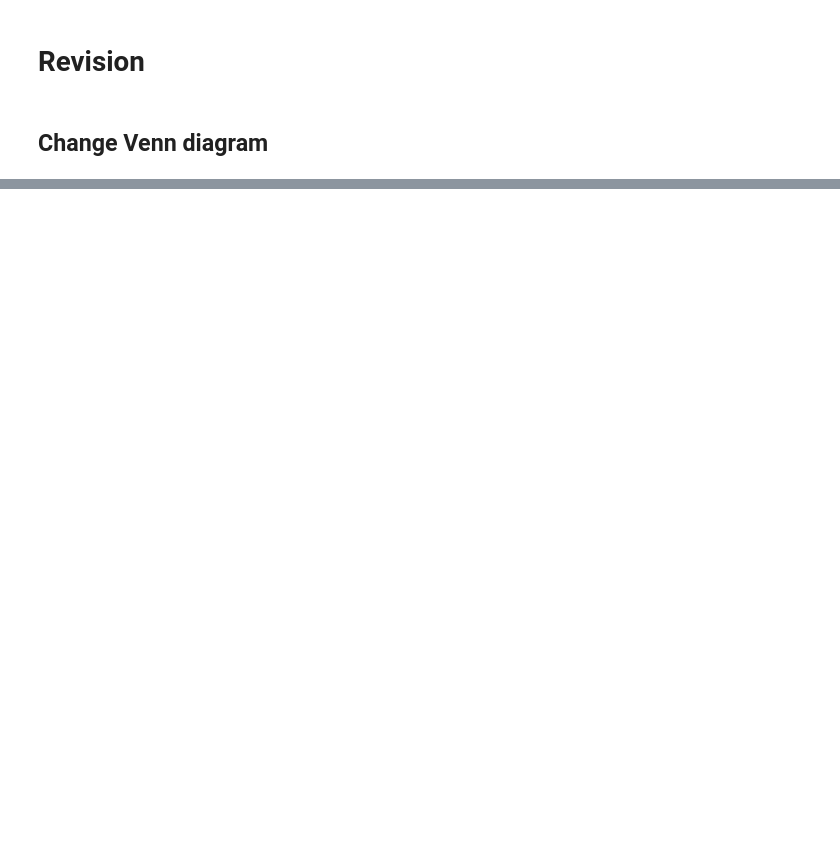
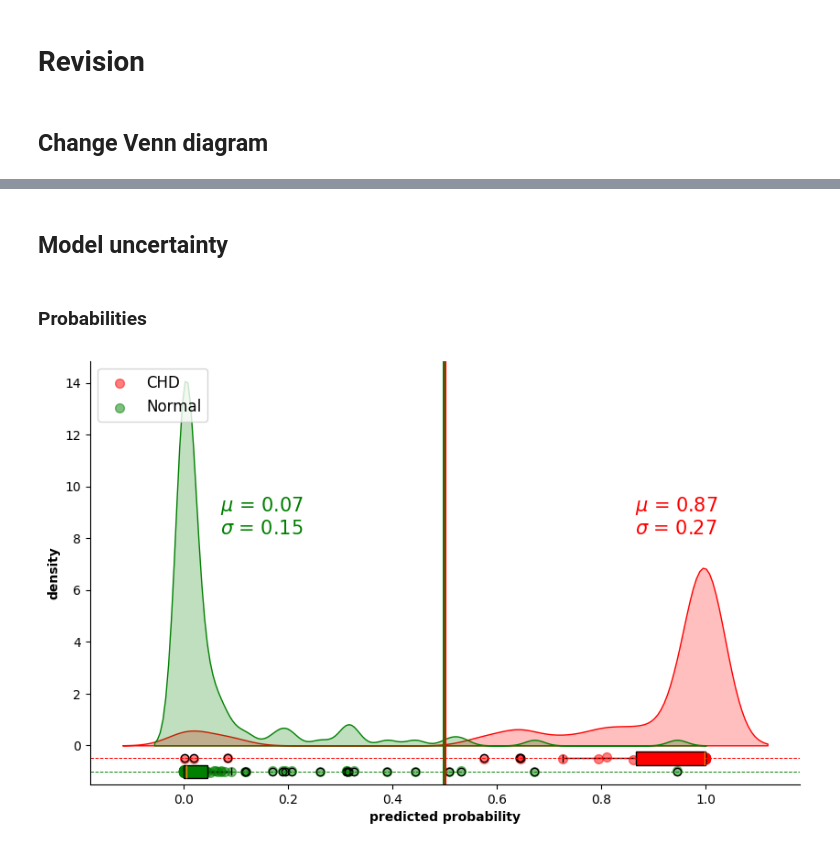
Before and after one commit to hnguyentt/MouseCHD, a Jupyter notebook: analysis/04.revision.ipynb, the cells around one changed output, grey strips where cells are left out. Drawn from its saved outputs; the diff is of its cells as text; code cells hidden in the pictures; blank space fills up the shorter version.

Commit message:
revision

```diff
--- a/analysis/04.revision.ipynb
+++ b/analysis/04.revision.ipynb
@@ -58,0 +133,4 @@ json.dump(result, open(f"{EVALDIR}/VennData_divergent_cohort.json", "w"), indent
+# %%
+kingdom_df = divergent_df[["heart_name"] + diseases + ["Situs inversus totalis"]].set_index("heart_name")
+df = create_circos_df(kingdom_df)
+df.to_csv(f"{EVALDIR}/circos_divergent_cohort.csv", index=False)
@@ -58,0 +300,75 @@ json.dump(result, open(f"{EVALDIR}/VennData_divergent_cohort.json", "w"), indent
+# %% [markdown]
+## Model uncertainty
+# %% [markdown]
+### Probabilities
+# %%
+import seaborn as sns
+import matplotlib.pyplot as plt
+import pandas as pd
+import numpy as np
+
+dfs = []
+for i in range(1, 6):
+    df = pd.read_csv(f"{OUTDIR}/Classifier/F{i}/results/best_model.hdf5/test.csv")
+    df["fold"] = f"F{i}"
+    dfs.append(df)
+
+df = pd.concat(dfs, ignore_index=True)
+
+# Example data
+pos = df[df["label"] == 1]["prob"].values  # Positive class probabilities
+neg = df[df["label"] == 0]["prob"].values  # Negative class probabilities
+
+# Calculate mean and std for both classes
+pos_mean, pos_std = np.mean(pos), np.std(pos)
+neg_mean, neg_std = np.mean(neg), np.std(neg)
+
+# Create scatter plot for both positive and negative classes
+plt.figure(figsize=(10, 6))
+
+# Positive class scatter plot above
+plt.scatter(pos, np.random.normal(-0.5, 0.02, len(pos)), color="r", marker="o", alpha=0.5, label='CHD', s=50)
+
+# Negative class scatter plot below
+plt.scatter(neg, np.random.normal(-1, 0.02, len(neg)), color="g", marker="o", alpha=0.5, label='Normal', s=50)
+
+plt.boxplot(pos, vert=False, positions=[-0.5], widths=0.5, patch_artist=True, boxprops=dict(facecolor='r', color='k'))
+plt.boxplot(neg, vert=False, positions=[-1], widths=0.5, patch_artist=True, boxprops=dict(facecolor='g', color='k'))
+
+# Add KDE (Kernel Density Estimation) to show distribution
+sns.kdeplot(pos, bw_adjust=0.3, fill=True, color="r", clip_on=False)
+sns.kdeplot(neg, bw_adjust=0.3, fill=True, color="g", clip_on=False)
+
+# Customizing the plot
+plt.axhline(-0.5, color='r', linestyle='--', linewidth=0.7)
+plt.axhline(-1, color='g', linestyle='--', linewidth=0.7)
+
+# Add mean and std annotations for CHD
+plt.text(pos_mean, 8, f"$\mu$ = {pos_mean:.2f}\n$\sigma$ = {pos_std:.2f}", color="r", ha="left", va="bottom", fontsize=15)
+
+# Add mean and std annotations for Normal
+plt.text(neg_mean, 8, f"$\mu$ = {neg_mean:.2f}\n$\sigma$ = {neg_std:.2f}", color="g", ha="left", va="bottom", fontsize=15)
+
+e = 0.0025
+plt.axvline(0.5+e, color='r', linestyle='-')
+plt.axvline(0.5-e, color='g', linestyle='-')
+
+# Titles and labels
+plt.xlabel("predicted probability", fontweight="bold")
+plt.ylabel("density", fontweight="bold")
+
+# Add a legend
+plt.legend(loc="upper left", fontsize=12)
+
+plt.gca().spines["top"].set_visible(False)
+plt.gca().spines["right"].set_visible(False)
+
+yticks = np.arange(0, 16, step=2)
+plt.yticks(yticks, yticks)
+plt.tick_params(bottom=True, left=True)
+
+outdir = f"{EVALDIR}/../FIGURES/revision1"
+os.makedirs(outdir, exist_ok=True)
+# plt.savefig(f"{outdir}/probability_distribution.svg", bbox_inches="tight", dpi=500)
+# %% [output]
+[figure, added]
```
Also changed, not shown: parts of 48 cells of this notebook, 20 other files.
